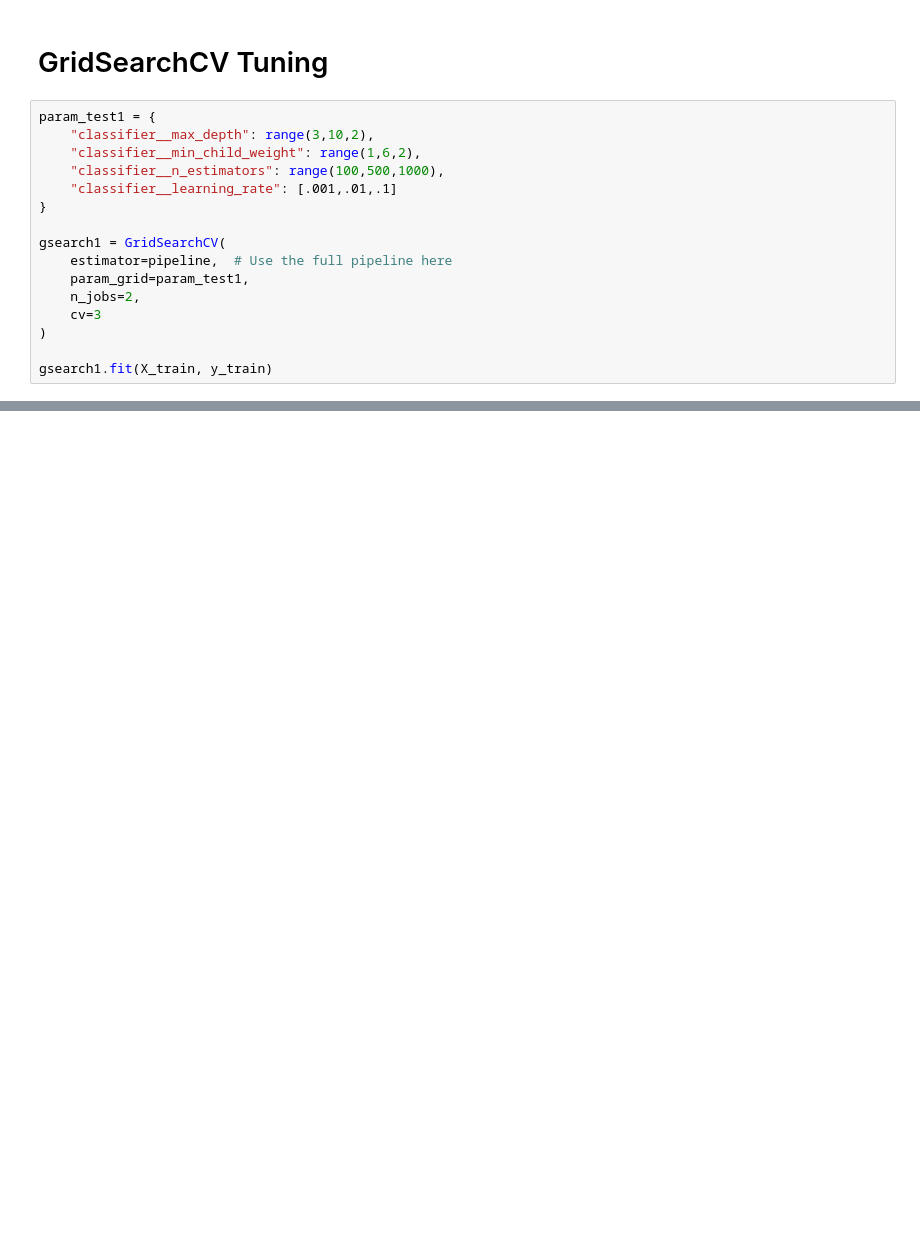
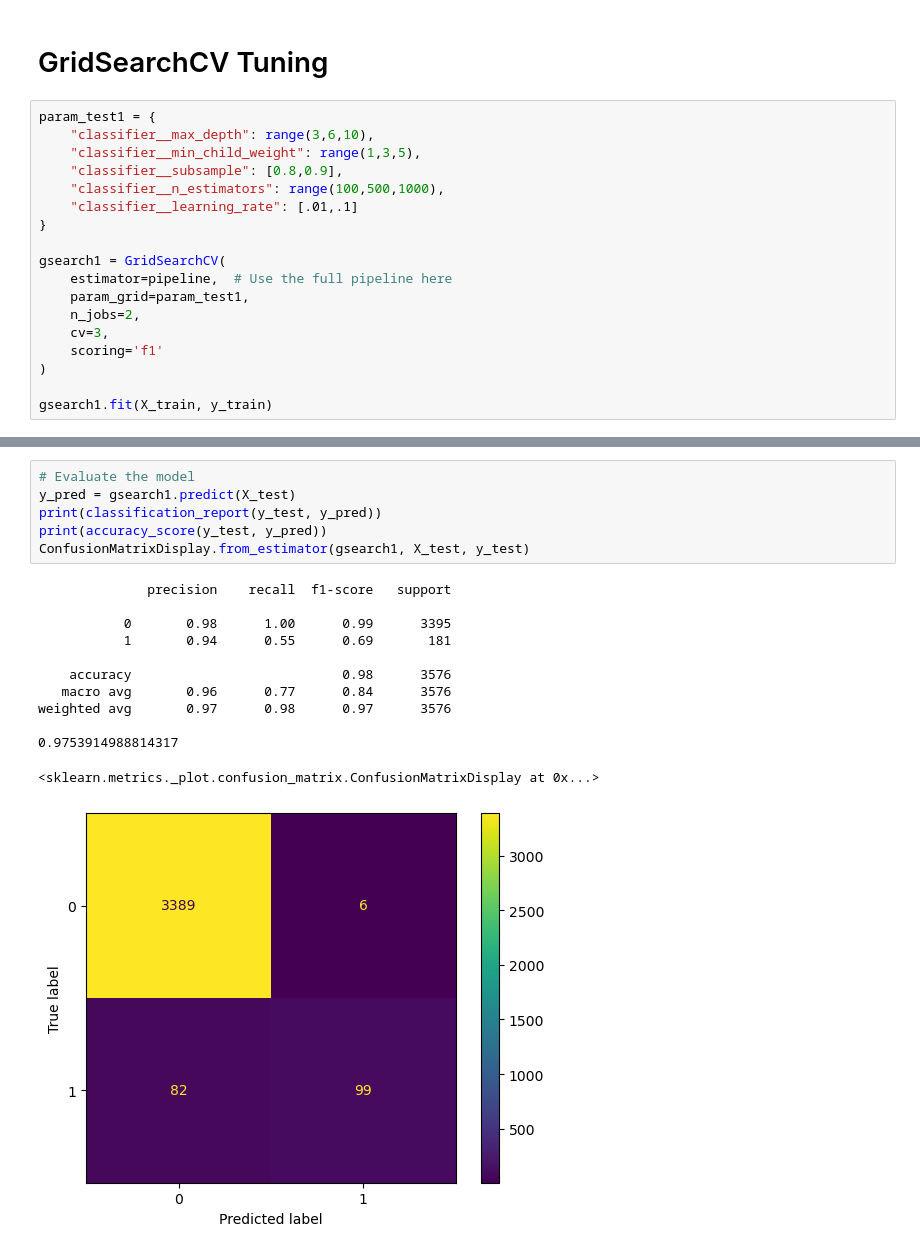
Before and after one commit to sabrinasayed99/Fake-Job-Posts, a Jupyter notebook: XGBoost_Model.ipynb, the cells around one changed output, grey strips where cells are left out. Drawn from its saved outputs; the diff is of its cells as text; blank space fills up the shorter version.

Commit message:
Best XGBoost model

```diff
--- a/XGBoost_Model.ipynb
+++ b/XGBoost_Model.ipynb
@@ -73,17 +73,19 @@ Looks like the model is overfitting on the majority class. Need to do some tunin
 # GridSearchCV Tuning
 # %%
 param_test1 = {
-    "classifier__max_depth": range(3,10,2),
-    "classifier__min_child_weight": range(1,6,2),
+    "classifier__max_depth": range(3,6,10),
+    "classifier__min_child_weight": range(1,3,5),
+    "classifier__subsample": [0.8,0.9],
     "classifier__n_estimators": range(100,500,1000),
-    "classifier__learning_rate": [.001,.01,.1]
+    "classifier__learning_rate": [.01,.1]
 }
 
 gsearch1 = GridSearchCV(
     estimator=pipeline,  # Use the full pipeline here
     param_grid=param_test1,
     n_jobs=2,
-    cv=3
+    cv=3,
+    scoring='f1'
 )
 
 gsearch1.fit(X_train, y_train)
@@ -91,0 +120,19 @@ KeyboardInterrupt:
+# %%
+# Evaluate the model
+y_pred = gsearch1.predict(X_test)
+print(classification_report(y_test, y_pred))
+print(accuracy_score(y_test, y_pred))
+ConfusionMatrixDisplay.from_estimator(gsearch1, X_test, y_test)
+# %% [output]
+              precision    recall  f1-score   support
+
+           0       0.98      1.00      0.99      3395
+           1       0.94      0.55      0.69       181
+
+    accuracy                           0.98      3576
+   macro avg       0.96      0.77      0.84      3576
+weighted avg       0.97      0.98      0.97      3576
+
+0.9753914988814317
+<sklearn.metrics._plot.confusion_matrix.ConfusionMatrixDisplay at 0x...>
+[figure, added]
```
Also changed, not shown: parts of 12 cells of this notebook.
